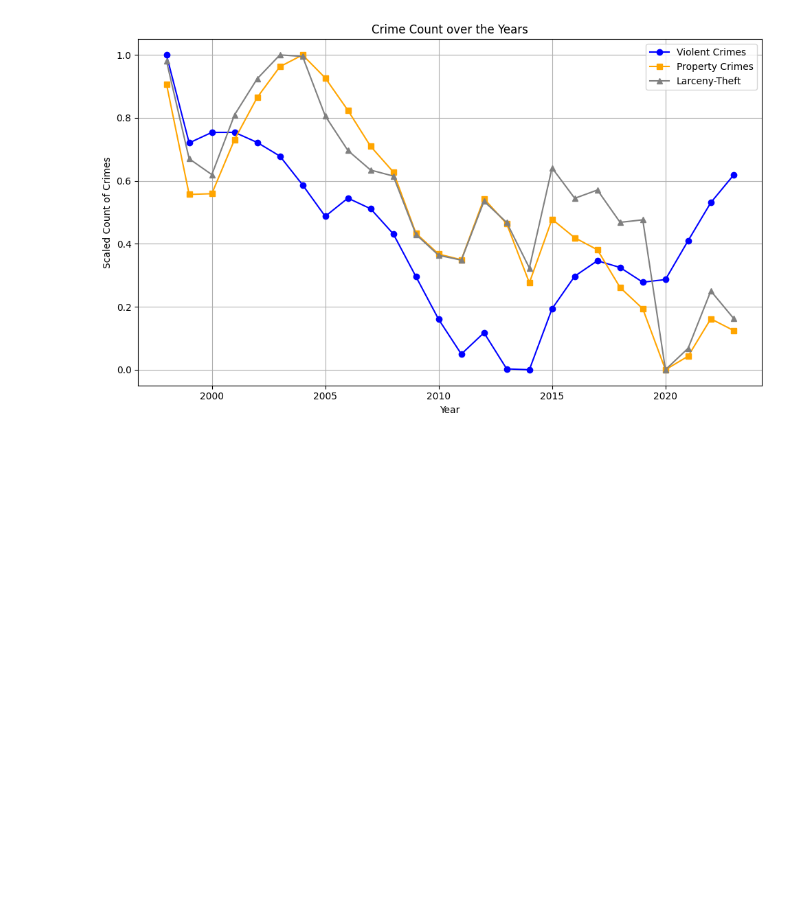
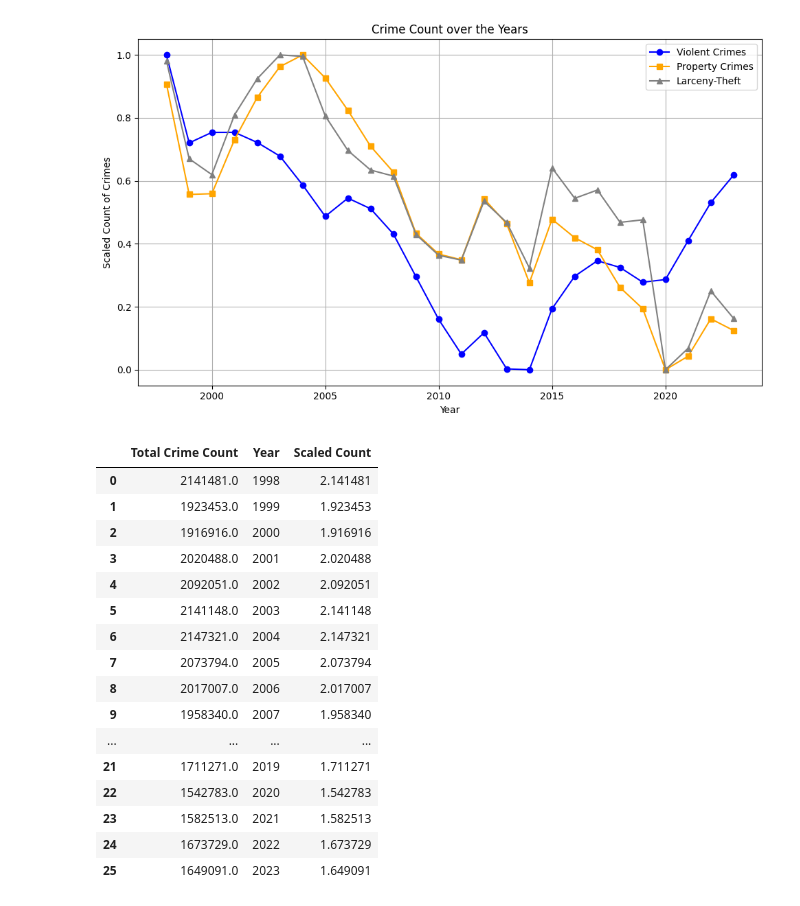
Before and after one commit to EdGonz44/Crime-Chronicles-Inflation-in-the-Golden-State, a Jupyter notebook: group_project/VisualizationData.ipynb, the cells around one changed output. Saved outputs shown, nothing was run; the diff lists cells and outputs as text; code cells hidden in the pictures; blank space fills up the shorter version.

```diff
--- a/group_project/VisualizationData.ipynb
+++ b/group_project/VisualizationData.ipynb
@@ -752,3 +752,28 @@ plt.legend()
 # %% [output]
 <matplotlib.legend.Legend at 0x...>
 [figure]
+# %%
+total_crimes_count = df["Violent_Crimes"] + df["Property Crimes"] + df["Larceny-Theft"]
+total_crimes_count_df = pd.DataFrame(total_crimes_count)
+total_crimes_count_df.columns = ["Total Crime Count"]
+total_crimes_count_df["Year"] = df["Year"]
+total_crimes_count_df["Scaled Count"] = total_crimes_count_df["Total Crime Count"] * 0.000001
+total_crimes_count_df
+# %% [output]
+|  | Total Crime Count | Year | Scaled Count |
+| 0 | 2141481.0 | 1998 | 2.141481 |
+| 1 | 1923453.0 | 1999 | 1.923453 |
+| 2 | 1916916.0 | 2000 | 1.916916 |
+| 3 | 2020488.0 | 2001 | 2.020488 |
+| 4 | 2092051.0 | 2002 | 2.092051 |
+| 5 | 2141148.0 | 2003 | 2.141148 |
+| 6 | 2147321.0 | 2004 | 2.147321 |
+| 7 | 2073794.0 | 2005 | 2.073794 |
+| 8 | 2017007.0 | 2006 | 2.017007 |
+| 9 | 1958340.0 | 2007 | 1.958340 |
+| ... | ... | ... | ... |
+| 21 | 1711271.0 | 2019 | 1.711271 |
+| 22 | 1542783.0 | 2020 | 1.542783 |
+| 23 | 1582513.0 | 2021 | 1.582513 |
+| 24 | 1673729.0 | 2022 | 1.673729 |
+| 25 | 1649091.0 | 2023 | 1.649091 |
```
Also changed, not shown: parts of 2 cells of this notebook.
